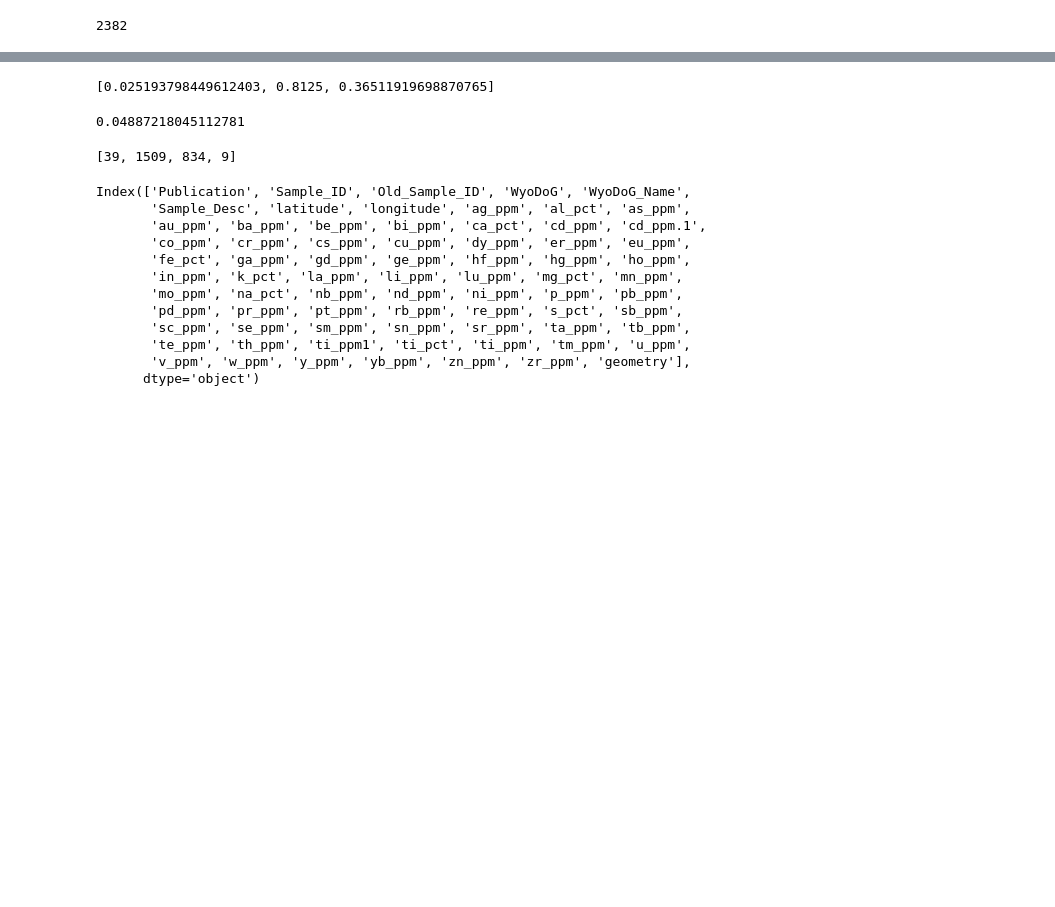
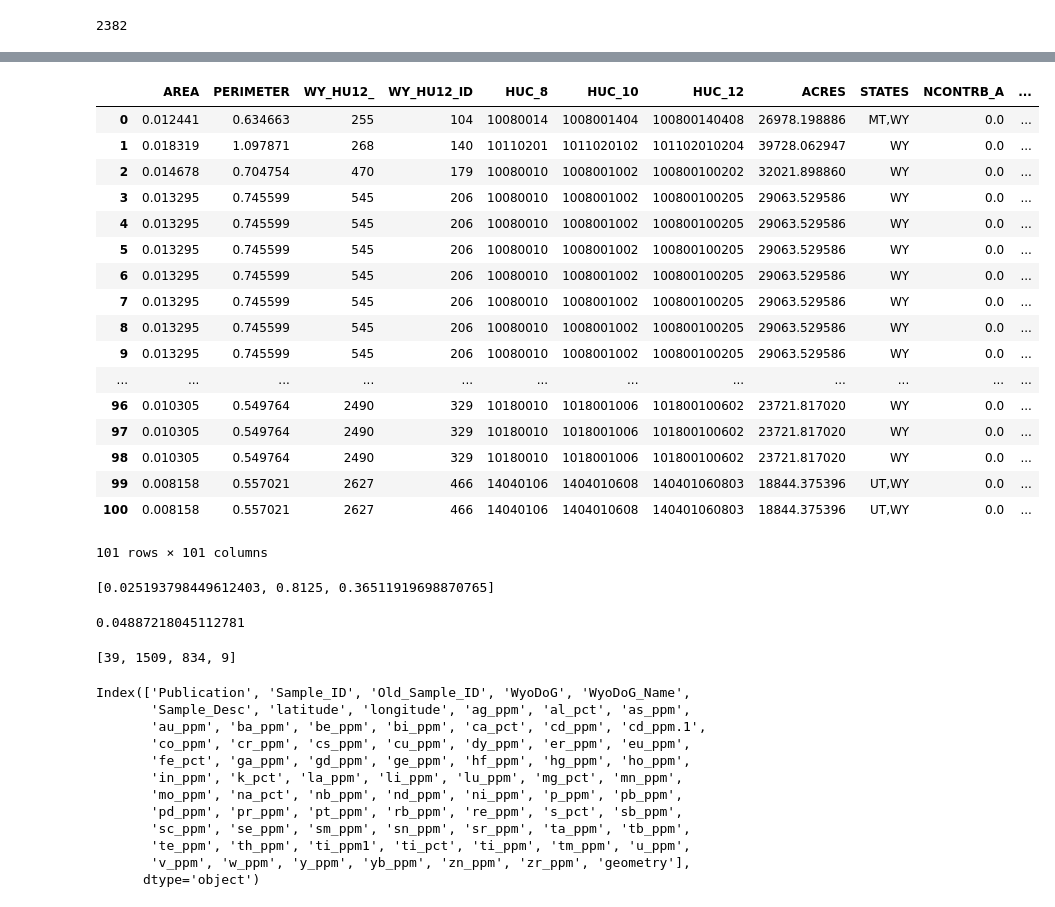
Before and after one commit to jessepisel/criticalandstrategic, a Jupyter notebook: Prediction validation.ipynb, the cells around one changed output, grey strips where cells are left out. Cells and saved outputs as stored; diff of their text form; code cells hidden in the pictures; blank space fills up the shorter version.

```diff
--- a/Prediction validation.ipynb
+++ b/Prediction validation.ipynb
@@ -50,6 +70,26 @@ val_huc = gpd.sjoin(huc12, projGeoDF)
 validations=pd.read_csv(r'J:\Geology\WSGS\Projects\Critical Minerals\validationmap.csv')
 # %%
 val_huc = val_huc.merge(validations, on='Sample_ID') #this is the inhouse data joined with the HUC dataset
+val_huc
+# %% [output]
+|  | AREA | PERIMETER | WY_HU12_ | WY_HU12_ID | HUC_8 | HUC_10 | HUC_12 | ACRES | STATES | NCONTRB_A | ... |
+| 0 | 0.012441 | 0.634663 | 255 | 104 | 10080014 | 1008001404 | 100800140408 | 26978.198886 | MT,WY | 0.0 | ... |
+| 1 | 0.018319 | 1.097871 | 268 | 140 | 10110201 | 1011020102 | 101102010204 | 39728.062947 | WY | 0.0 | ... |
+| 2 | 0.014678 | 0.704754 | 470 | 179 | 10080010 | 1008001002 | 100800100202 | 32021.898860 | WY | 0.0 | ... |
+| 3 | 0.013295 | 0.745599 | 545 | 206 | 10080010 | 1008001002 | 100800100205 | 29063.529586 | WY | 0.0 | ... |
+| 4 | 0.013295 | 0.745599 | 545 | 206 | 10080010 | 1008001002 | 100800100205 | 29063.529586 | WY | 0.0 | ... |
+| 5 | 0.013295 | 0.745599 | 545 | 206 | 10080010 | 1008001002 | 100800100205 | 29063.529586 | WY | 0.0 | ... |
+| 6 | 0.013295 | 0.745599 | 545 | 206 | 10080010 | 1008001002 | 100800100205 | 29063.529586 | WY | 0.0 | ... |
+| 7 | 0.013295 | 0.745599 | 545 | 206 | 10080010 | 1008001002 | 100800100205 | 29063.529586 | WY | 0.0 | ... |
+| 8 | 0.013295 | 0.745599 | 545 | 206 | 10080010 | 1008001002 | 100800100205 | 29063.529586 | WY | 0.0 | ... |
+| 9 | 0.013295 | 0.745599 | 545 | 206 | 10080010 | 1008001002 | 100800100205 | 29063.529586 | WY | 0.0 | ... |
+| ... | ... | ... | ... | ... | ... | ... | ... | ... | ... | ... | ... |
+| 96 | 0.010305 | 0.549764 | 2490 | 329 | 10180010 | 1018001006 | 101800100602 | 23721.817020 | WY | 0.0 | ... |
+| 97 | 0.010305 | 0.549764 | 2490 | 329 | 10180010 | 1018001006 | 101800100602 | 23721.817020 | WY | 0.0 | ... |
+| 98 | 0.010305 | 0.549764 | 2490 | 329 | 10180010 | 1018001006 | 101800100602 | 23721.817020 | WY | 0.0 | ... |
+| 99 | 0.008158 | 0.557021 | 2627 | 466 | 14040106 | 1404010608 | 140401060803 | 18844.375396 | UT,WY | 0.0 | ... |
+| 100 | 0.008158 | 0.557021 | 2627 | 466 | 14040106 | 1404010608 | 140401060803 | 18844.375396 | UT,WY | 0.0 | ... |
+101 rows × 101 columns
 # %%
 true_vals = []
 for samples in tqdm(range(len(val_huc))):
```
Also changed, not shown: parts of 6 cells of this notebook, 2 other files.
